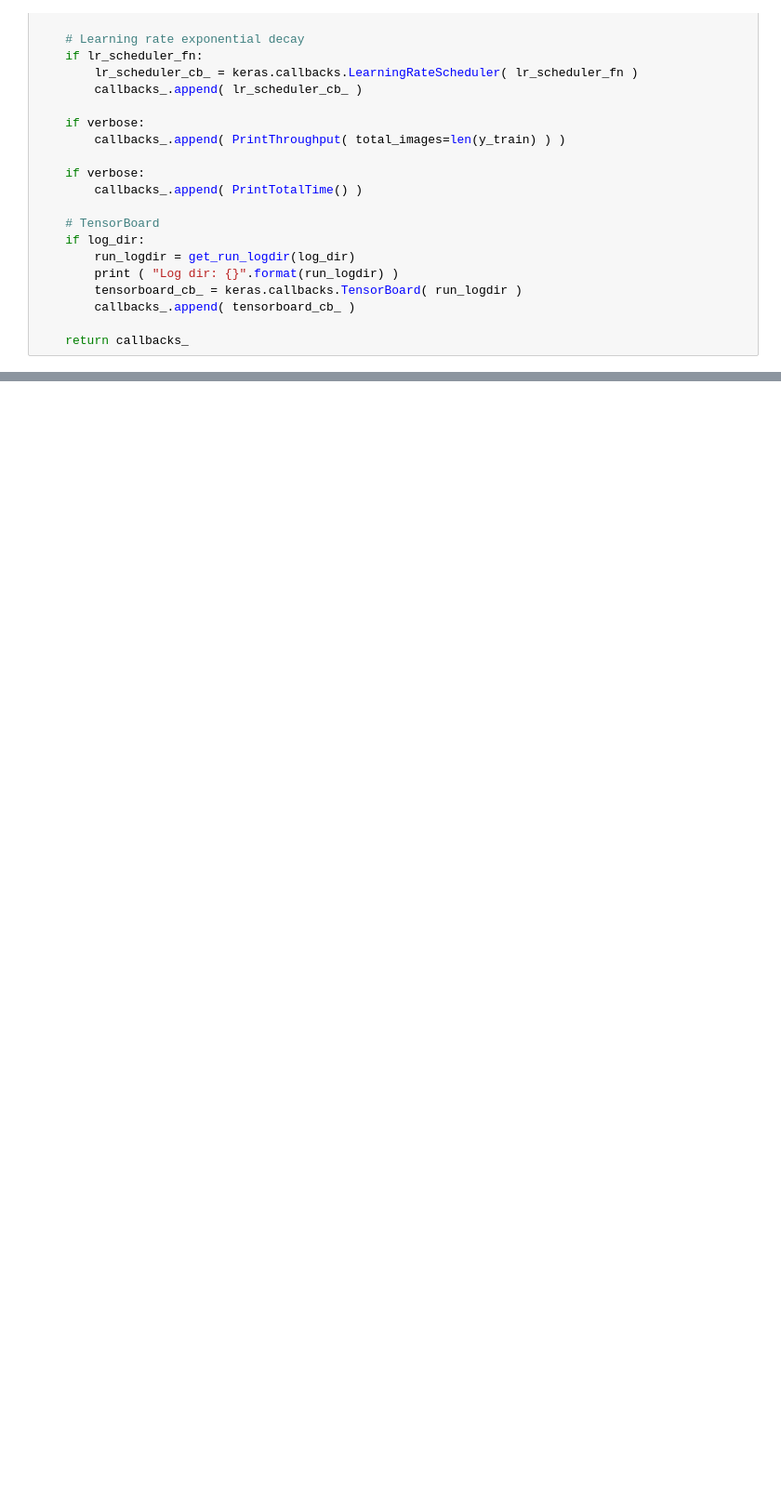
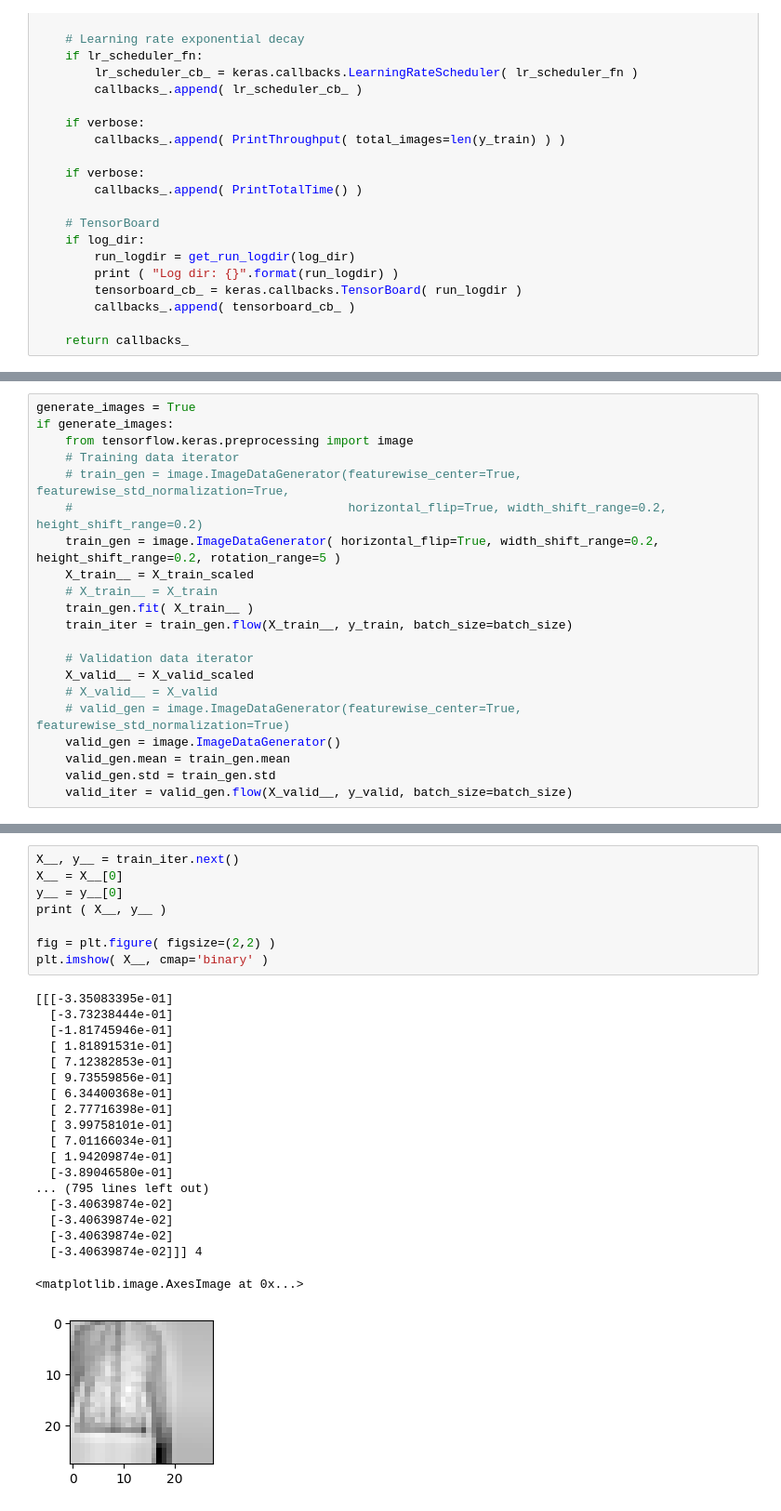
Before and after one commit to clemencia/ML4Physics, a Jupyter notebook: Classificação_Fashion_CNN_WideResNet.ipynb, the cells around one changed output, grey strips where cells are left out. Shown at 93% size. Cells and saved outputs as stored; diff of their text form; blank space fills up the shorter version.

```diff
--- a/Classificação_Fashion_CNN_WideResNet.ipynb
+++ b/Classificação_Fashion_CNN_WideResNet.ipynb
@@ -312,0 +302,21 @@ model.evaluate( X_valid_scaled, y_valid )
+# %%
+generate_images = True
+if generate_images:
+    from tensorflow.keras.preprocessing import image
+    # Training data iterator
+    # train_gen = image.ImageDataGenerator(featurewise_center=True, featurewise_std_normalization=True,
+    #                                      horizontal_flip=True, width_shift_range=0.2, height_shift_range=0.2)
+    train_gen = image.ImageDataGenerator( horizontal_flip=True, width_shift_range=0.2, height_shift_range=0.2, rotation_range=5 )
+    X_train__ = X_train_scaled
+    # X_train__ = X_train
+    train_gen.fit( X_train__ )
+    train_iter = train_gen.flow(X_train__, y_train, batch_size=batch_size)
+
+    # Validation data iterator
+    X_valid__ = X_valid_scaled
+    # X_valid__ = X_valid
+    # valid_gen = image.ImageDataGenerator(featurewise_center=True, featurewise_std_normalization=True)
+    valid_gen = image.ImageDataGenerator()
+    valid_gen.mean = train_gen.mean
+    valid_gen.std = train_gen.std
+    valid_iter = valid_gen.flow(X_valid__, y_valid, batch_size=batch_size)
@@ -312,0 +343,28 @@ model.evaluate( X_valid_scaled, y_valid )
+# %%
+X__, y__ = train_iter.next()
+X__ = X__[0]
+y__ = y__[0]
+print ( X__, y__ )
+
+fig = plt.figure( figsize=(2,2) )
+plt.imshow( X__, cmap='binary' )
+# %% [output]
+[[[-3.35083395e-01]
+  [-3.73238444e-01]
+  [-1.81745946e-01]
+  [ 1.81891531e-01]
+  [ 7.12382853e-01]
+  [ 9.73559856e-01]
+  [ 6.34400368e-01]
+  [ 2.77716398e-01]
+  [ 3.99758101e-01]
+  [ 7.01166034e-01]
+  [ 1.94209874e-01]
+  [-3.89046580e-01]
+... (795 lines left out)
+  [-3.40639874e-02]
+  [-3.40639874e-02]
+  [-3.40639874e-02]
+  [-3.40639874e-02]]] 4
+<matplotlib.image.AxesImage at 0x...>
+[figure, added]
```
Also changed, not shown: parts of 17 cells of this notebook.
